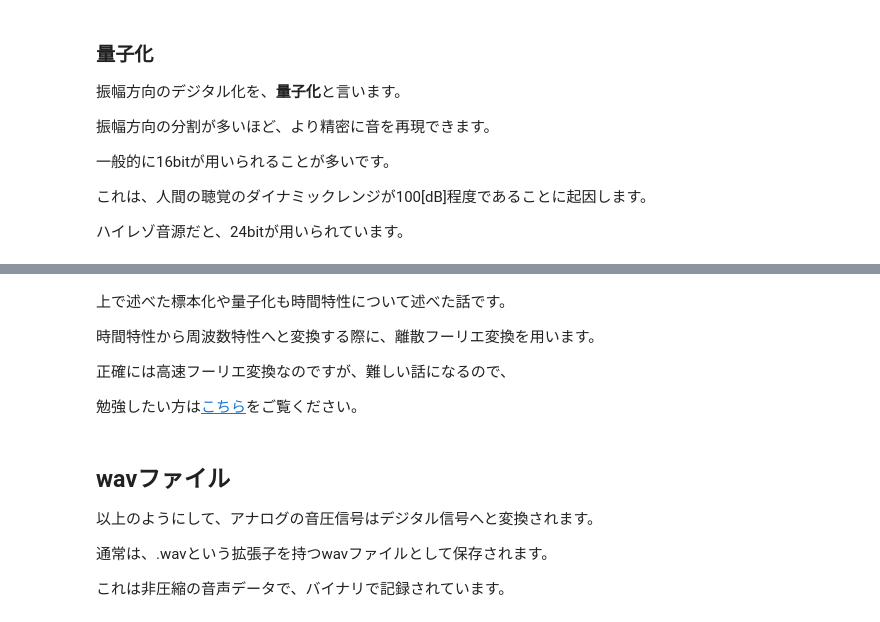
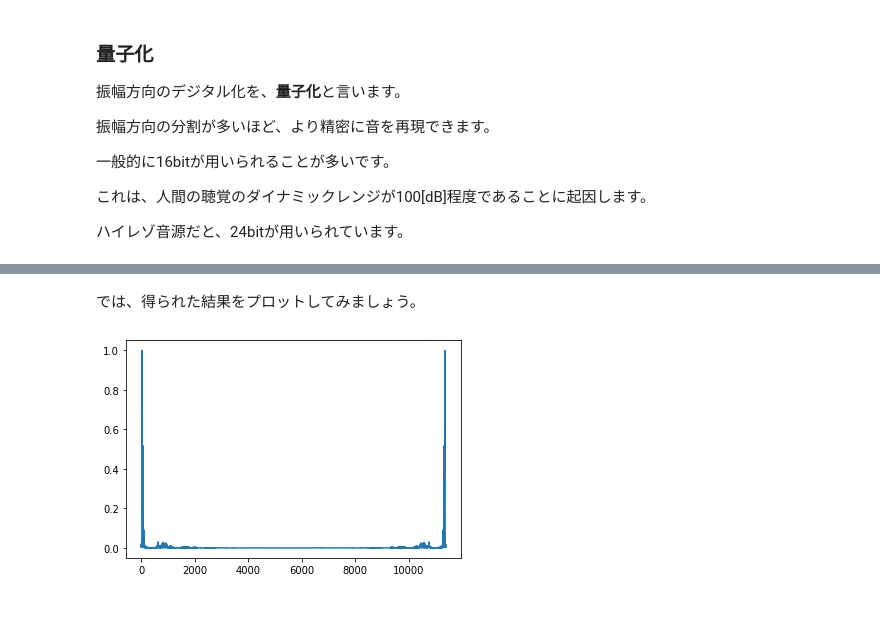
Before and after one commit to kabewall/pythonAudio, a Jupyter notebook: AudioSignalDemo.ipynb, the cells around one changed output, grey strips where cells are left out. Saved outputs shown, nothing was run; the diff lists cells and outputs as text; code cells hidden in the pictures.

```diff
--- a/AudioSignalDemo.ipynb
+++ b/AudioSignalDemo.ipynb
@@ -65,0 +231,2 @@ CD音源だとfs = 44100[Hz]、プロ用の音源だとfs=48000[Hz]が一般的
+# %%
+audioF = fft.fft(audioData)
@@ -66,18 +243,10 @@ CD音源だとfs = 44100[Hz]、プロ用の音源だとfs=48000[Hz]が一般的
+# %%
+audioF = np.abs(audioF)
+audioF /= np.max(audioF)
+# %% [markdown]
+では、得られた結果をプロットしてみましょう。
 # %%
-plt.plot()
+plt.plot(audioF)
+plt.show()
+# %% [output]
+[figure, added]
-# %% [markdown]
-上で述べた標本化や量子化も時間特性について述べた話です。
-
-時間特性から周波数特性へと変換する際に、離散フーリエ変換を用います。
-
-正確には高速フーリエ変換なのですが、難しい話になるので、
-
-勉強したい方は[こちら](http://www.ic.is.tohoku.ac.jp/~swk/lecture/yaruodsp/dft.html)をご覧ください。
-# %% [markdown]
-## wavファイル
-
-以上のようにして、アナログの音圧信号はデジタル信号へと変換されます。
-
-通常は、.wavという拡張子を持つwavファイルとして保存されます。
-
-これは非圧縮の音声データで、バイナリで記録されています。
```
Also changed, not shown: parts of 38 cells of this notebook.
